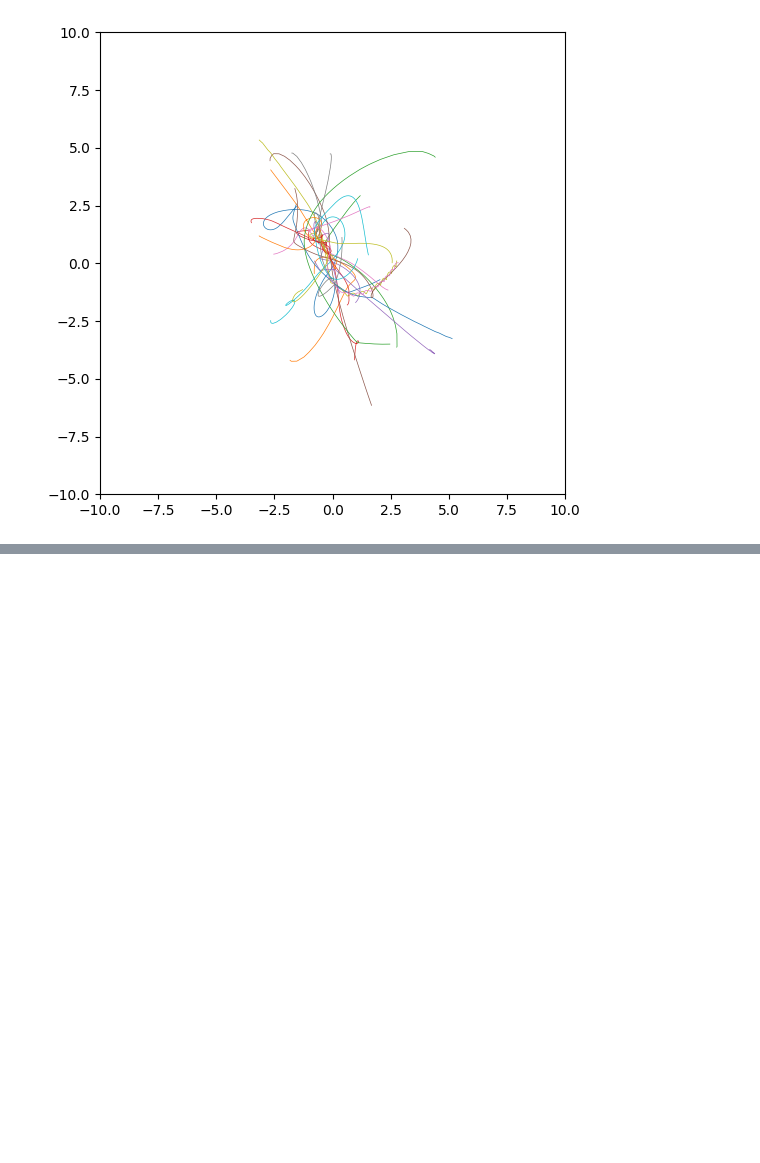
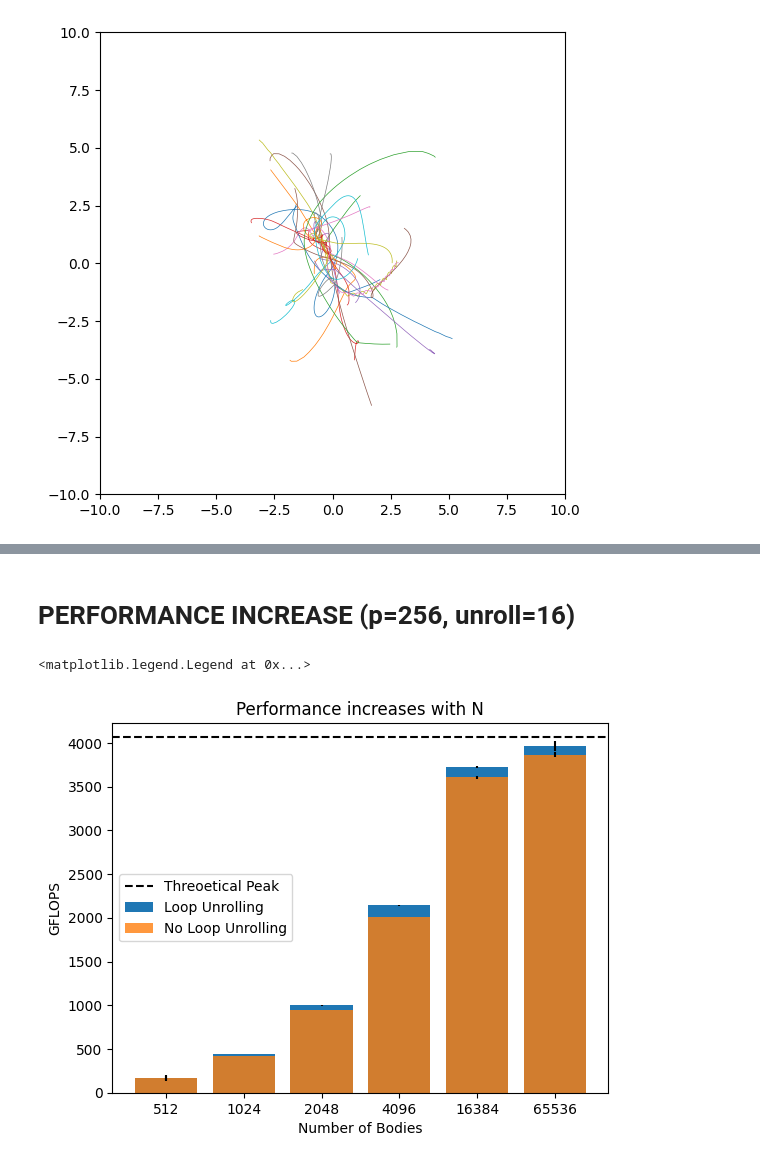
Before and after one commit to Berto70/nbody_cuda, a Jupyter notebook: plot/test.ipynb, the cells around one changed output, grey strips where cells are left out. Drawn from its saved outputs; the diff is of its cells as text; code cells hidden in the pictures; blank space fills up the shorter version.

```diff
--- a/plot/test.ipynb
+++ b/plot/test.ipynb
@@ -64,0 +139,27 @@ plt.close()
+# %% [markdown]
+# PERFORMANCE INCREASE (p=256, unroll=16)
+# %%
+perf_df = pd.read_csv('../data/performance.csv')
+
+perf_df0 = perf_df[perf_df['yn']==0]
+perf_df1 = perf_df[perf_df['yn']==1]
+# %%
+no_roll_m = perf_df0.filter(['n_bodies', 'gflops']).groupby('n_bodies').mean()
+yes_roll_m = perf_df1.filter(['n_bodies', 'gflops']).groupby('n_bodies').mean()
+no_roll_s = perf_df0.filter(['n_bodies', 'gflops']).groupby('n_bodies').std()
+yes_roll_s = perf_df1.filter(['n_bodies', 'gflops']).groupby('n_bodies').std()
+# %%
+n_bod = np.array(no_roll_m.index)
+plt.bar(np.arange(6), yes_roll_m['gflops'], yerr=yes_roll_s['gflops'], label='Loop Unrolling', align='center')
+plt.bar(np.arange(6), no_roll_m['gflops'], yerr=no_roll_s['gflops'], label='No Loop Unrolling', align='center', alpha = 0.8)
+
+plt.axhline(4070.5, color='k', linestyle='--', label='Threoetical Peak')
+
+plt.xticks(np.arange(6), n_bod)
+plt.xlabel('Number of Bodies')
+plt.ylabel('GFLOPS')
+plt.title('Performance increases with N')
+plt.legend()
+# %% [output]
+<matplotlib.legend.Legend at 0x...>
+[figure, added]
```
Also changed, not shown: parts of 7 cells of this notebook, 3 other files.
